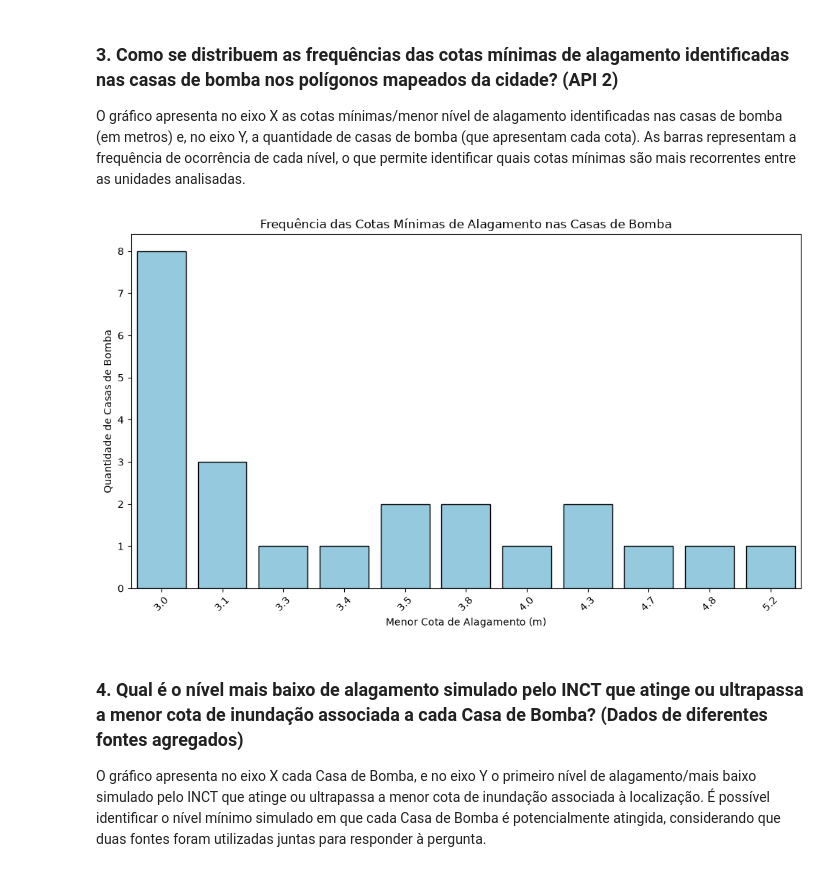
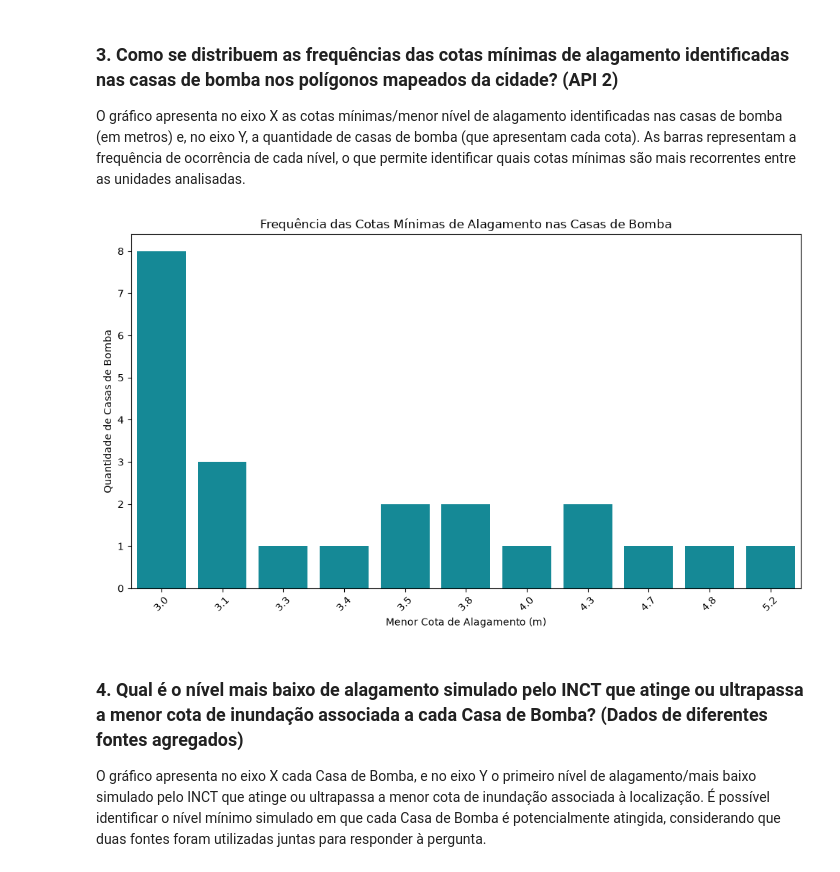
Before and after one commit to Amanda-Domeneghini/projeto-enchentes-TF, a Jupyter notebook: notebooks/notebook-eda.ipynb, the cells around one changed output. Saved outputs shown, nothing was run; the diff lists cells and outputs as text; code cells hidden in the pictures.

```diff
--- a/notebooks/notebook-eda.ipynb
+++ b/notebooks/notebook-eda.ipynb
@@ -133,36 +132,36 @@ import pandas as pd
 import matplotlib.pyplot as plt
 import seaborn as sns
 
 with open("../dados/processados/pipeline_cotas_resumo.json", encoding="utf-8") as f:
     dados = json.load(f)
 
 df_cotas = pd.DataFrame(dados)
 
 # A limpeza foi feita, mas so pra garantir
 df_cotas = df_cotas.dropna(subset=["menor_cota_m"])
 
 # Frequencia de cada menor cota
 frequencias = df_cotas["menor_cota_m"].value_counts().sort_index()
 
 # Configura o grafico
 plt.figure(figsize=(10, 6))
 
 sns.barplot(
     x=frequencias.index,
     y=frequencias.values,
-    color="skyblue",
-    edgecolor="black"
+    color="#009AAB",
 )
 
 plt.title("Frequência das Cotas Mínimas de Alagamento nas Casas de Bomba")
 plt.xlabel("Menor Cota de Alagamento (m)")
 plt.ylabel("Quantidade de Casas de Bomba")
 plt.xticks(rotation=45)
+plt.ylim(bottom=0)
 
 plt.tight_layout()
 plt.show()
 # %% [output]
-[figure, old version]
+[figure, new version]
 # %% [markdown]
 ### 4. Qual é o nível mais baixo de alagamento simulado pelo INCT que atinge ou ultrapassa a menor cota de inundação associada a cada Casa de Bomba? (Dados de diferentes fontes agregados)
 O gráfico apresenta no eixo X cada Casa de Bomba, e no eixo Y o primeiro nível de alagamento/mais baixo simulado pelo INCT que atinge ou ultrapassa a menor cota de inundação associada à localização. É possível identificar o nível mínimo simulado em que cada Casa de Bomba é potencialmente atingida, considerando que duas fontes foram utilizadas juntas para responder à pergunta.
```
Also changed, not shown: parts of 5 cells of this notebook.
